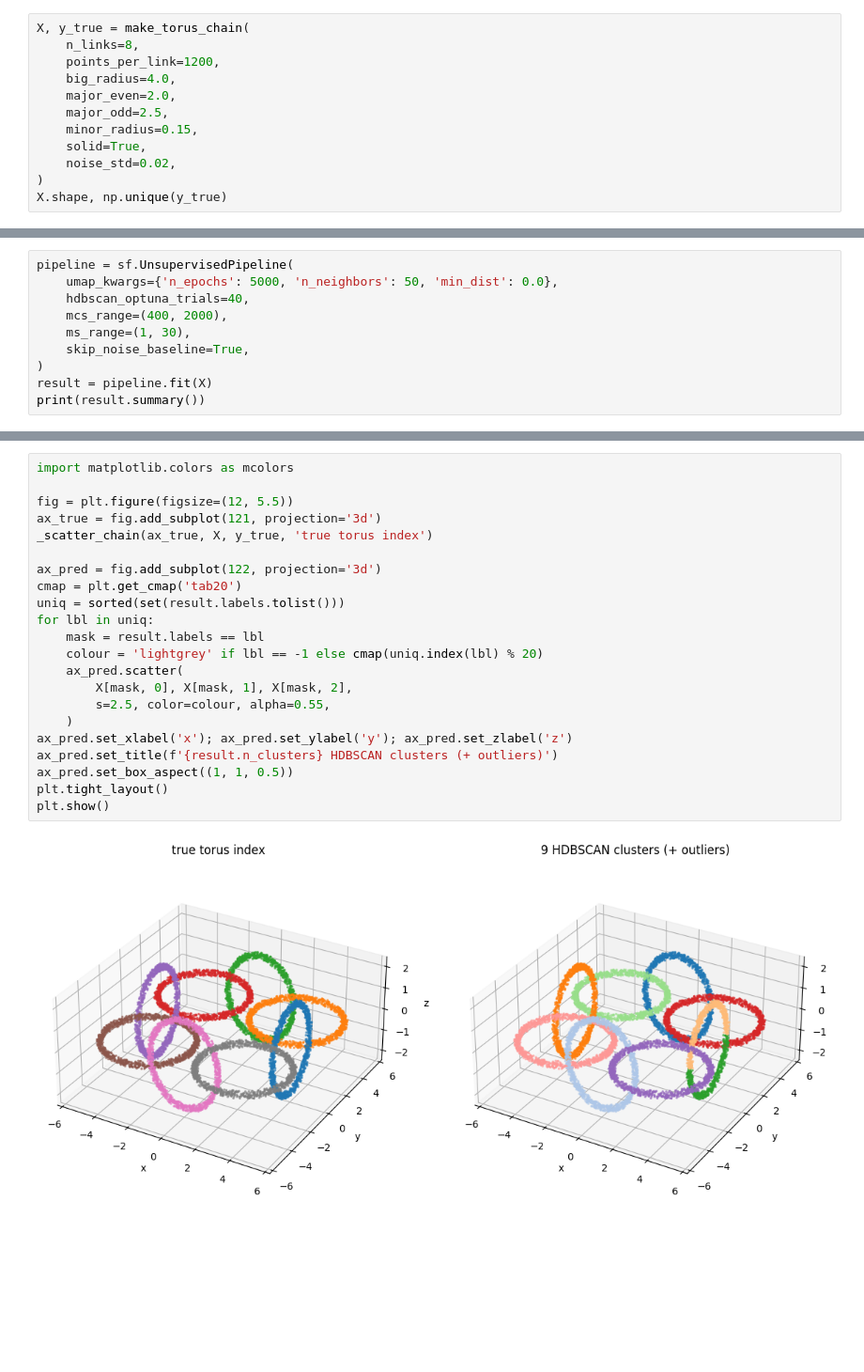
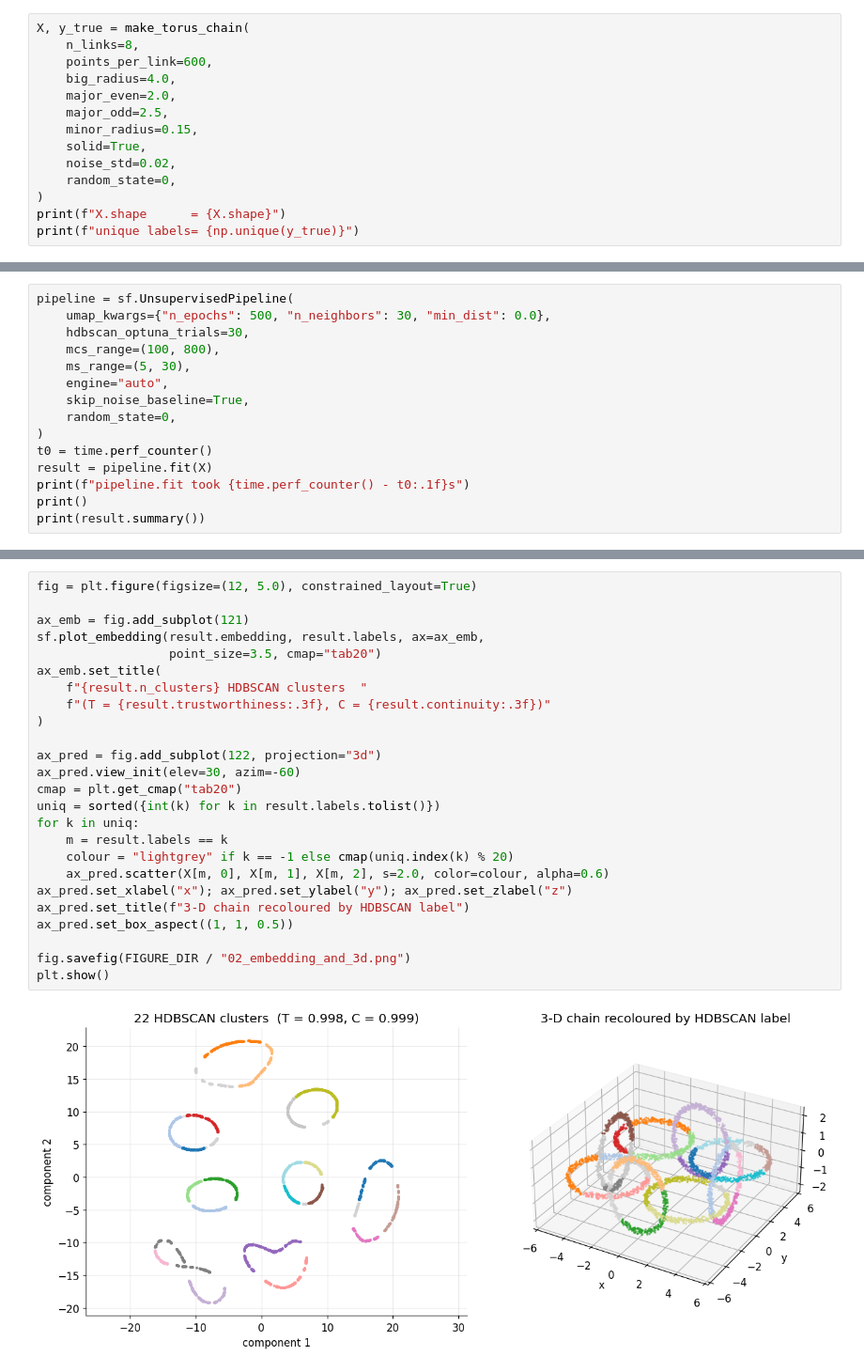
Before and after one commit to AndreasWNeitzel/Starfold, a Jupyter notebook: docs/tutorial_01_quickstart.ipynb, the cells around one changed output, grey strips where cells are left out. Shown at 94% size. Drawn from its saved outputs; the diff is of its cells as text; blank space fills up the shorter version.

```diff
--- a/docs/tutorial_01_quickstart.ipynb
+++ b/docs/tutorial_01_quickstart.ipynb
@@ -17,13 +56,15 @@ import starfold as sf
 # %%
 X, y_true = make_torus_chain(
     n_links=8,
-    points_per_link=1200,
+    points_per_link=600,
     big_radius=4.0,
     major_even=2.0,
     major_odd=2.5,
     minor_radius=0.15,
     solid=True,
     noise_std=0.02,
+    random_state=0,
 )
-X.shape, np.unique(y_true)
+print(f"X.shape      = {X.shape}")
+print(f"unique labels= {np.unique(y_true)}")
 # %% [output]
@@ -79,11 +103,16 @@ total linked pairs = 8  (expected 8 for a closed chain)
 # %%
 pipeline = sf.UnsupervisedPipeline(
-    umap_kwargs={'n_epochs': 5000, 'n_neighbors': 50, 'min_dist': 0.0},
-    hdbscan_optuna_trials=40,
-    mcs_range=(400, 2000),
-    ms_range=(1, 30),
+    umap_kwargs={"n_epochs": 500, "n_neighbors": 30, "min_dist": 0.0},
+    hdbscan_optuna_trials=30,
+    mcs_range=(100, 800),
+    ms_range=(5, 30),
+    engine="auto",
     skip_noise_baseline=True,
+    random_state=0,
 )
+t0 = time.perf_counter()
 result = pipeline.fit(X)
+print(f"pipeline.fit took {time.perf_counter() - t0:.1f}s")
+print()
 print(result.summary())
 # %% [output]
@@ -114,24 +143,27 @@ plt.show()
 # %%
-import matplotlib.colors as mcolors
+fig = plt.figure(figsize=(12, 5.0), constrained_layout=True)
 
-fig = plt.figure(figsize=(12, 5.5))
-ax_true = fig.add_subplot(121, projection='3d')
-_scatter_chain(ax_true, X, y_true, 'true torus index')
+ax_emb = fig.add_subplot(121)
+sf.plot_embedding(result.embedding, result.labels, ax=ax_emb,
+                  point_size=3.5, cmap="tab20")
+ax_emb.set_title(
+    f"{result.n_clusters} HDBSCAN clusters  "
+    f"(T = {result.trustworthiness:.3f}, C = {result.continuity:.3f})"
+)
 
-ax_pred = fig.add_subplot(122, projection='3d')
-cmap = plt.get_cmap('tab20')
-uniq = sorted(set(result.labels.tolist()))
-for lbl in uniq:
-    mask = result.labels == lbl
-    colour = 'lightgrey' if lbl == -1 else cmap(uniq.index(lbl) % 20)
-    ax_pred.scatter(
-        X[mask, 0], X[mask, 1], X[mask, 2],
-        s=2.5, color=colour, alpha=0.55,
-    )
-ax_pred.set_xlabel('x'); ax_pred.set_ylabel('y'); ax_pred.set_zlabel('z')
-ax_pred.set_title(f'{result.n_clusters} HDBSCAN clusters (+ outliers)')
+ax_pred = fig.add_subplot(122, projection="3d")
+ax_pred.view_init(elev=30, azim=-60)
+cmap = plt.get_cmap("tab20")
+uniq = sorted({int(k) for k in result.labels.tolist()})
+for k in uniq:
+    m = result.labels == k
+    colour = "lightgrey" if k == -1 else cmap(uniq.index(k) % 20)
+    ax_pred.scatter(X[m, 0], X[m, 1], X[m, 2], s=2.0, color=colour, alpha=0.6)
+ax_pred.set_xlabel("x"); ax_pred.set_ylabel("y"); ax_pred.set_zlabel("z")
+ax_pred.set_title(f"3-D chain recoloured by HDBSCAN label")
 ax_pred.set_box_aspect((1, 1, 0.5))
-plt.tight_layout()
+
+fig.savefig(FIGURE_DIR / "02_embedding_and_3d.png")
 plt.show()
 # %% [output]
-[figure, old version]
+[figure, new version]
```
Also changed, not shown: parts of 27 cells of this notebook, 39 other files.
